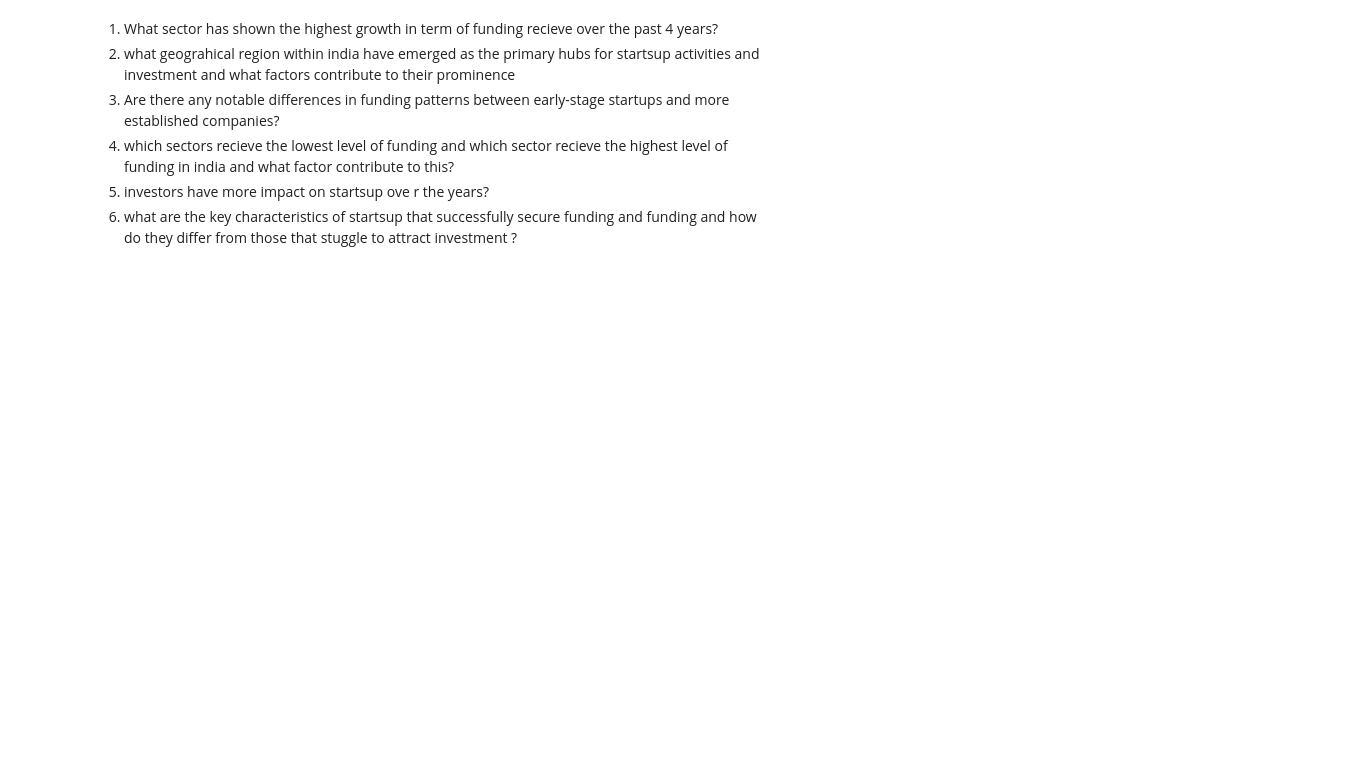
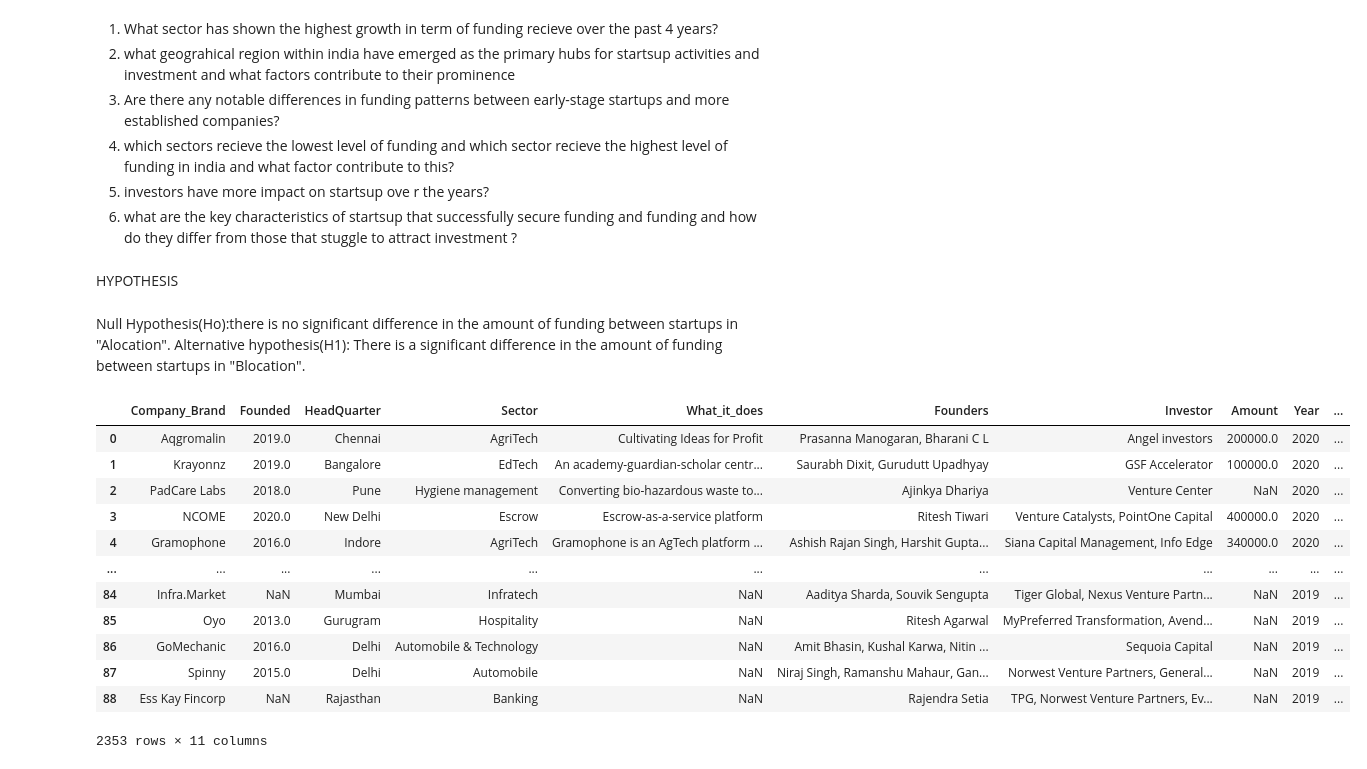
Before and after one commit to zeemanzak/Hypothesis-Testing-and-Eda-on-Indian-Startups-Ecosystem, a Jupyter notebook: notebooks/main.ipynb, the cells around one changed output. Drawn from its saved outputs; the diff is of its cells as text; code cells hidden in the pictures; blank space fills up the shorter version.

```diff
--- a/notebooks/main.ipynb
+++ b/notebooks/main.ipynb
@@ -181,3 +302,7 @@ Data columns (total 9 columns):
  8   Stage          43 non-null     object
 dtypes: float64(1), object(8)
 memory usage: 6.4+ KB
+# %%
+# convert to Dataframe
+df_2019=pd.DataFrame(data_2019)
+df_2019
@@ -183,0 +342,3 @@ memory usage: 6.4+ KB
+# %%
+# drop the stage column
+df_2019.drop(columns='Stage',axis=1,inplace=True)
@@ -183,0 +365,6 @@ memory usage: 6.4+ KB
+# %%
+# add the year column to 2019 dataframe
+df_2019['Year']=2019
+# %%
+df_2019.rename(columns={'Company/Brand':'Company_Brand'},inplace=True)
+df_2019
@@ -240,3 +489,27 @@ ANALYTICAL QUESTION
 4. which sectors recieve the lowest level of funding and which sector recieve the highest level of funding in india and what factor contribute to this?
 5.  investors have more impact on startsup ove r the years?
 6.  what are the key characteristics of startsup that successfully secure funding and funding and how do they differ from those that stuggle to attract investment ?
+# %% [markdown]
+HYPOTHESIS
+# %% [markdown]
+Null Hypothesis(Ho):there is no significant difference in the amount of funding between startups in  "Alocation".
+Alternative hypothesis(H1): There is a significant difference in the amount of funding between startups in "Blocation".
+# %%
+# merge and concertinate all dataframe together to get a single dataframe
+# concertinate 2021,2020,2019 dataframe togeteher
+df_2020_2021_2019=pd.concat([df_2020,df_2021,df_2019])
+df_2020_2021_2019
+# %% [output]
+|  | Company_Brand | Founded | HeadQuarter | Sector | What_it_does | Founders | Investor | Amount | Year | ... |
+| 0 | Aqgromalin | 2019.0 | Chennai | AgriTech | Cultivating Ideas for Profit | Prasanna Manogaran, Bharani C L | Angel investors | 200000.0 | 2020 | ... |
+| 1 | Krayonnz | 2019.0 | Bangalore | EdTech | An academy-guardian-scholar centr... | Saurabh Dixit, Gurudutt Upadhyay | GSF Accelerator | 100000.0 | 2020 | ... |
+| 2 | PadCare Labs | 2018.0 | Pune | Hygiene management | Converting bio-hazardous waste to... | Ajinkya Dhariya | Venture Center | NaN | 2020 | ... |
+| 3 | NCOME | 2020.0 | New Delhi | Escrow | Escrow-as-a-service platform | Ritesh Tiwari | Venture Catalysts, PointOne Capital | 400000.0 | 2020 | ... |
+| 4 | Gramophone | 2016.0 | Indore | AgriTech | Gramophone is an AgTech platform ... | Ashish Rajan Singh, Harshit Gupta... | Siana Capital Management, Info Edge | 340000.0 | 2020 | ... |
+| ... | ... | ... | ... | ... | ... | ... | ... | ... | ... | ... |
+| 84 | Infra.Market | NaN | Mumbai | Infratech | NaN | Aaditya Sharda, Souvik Sengupta | Tiger Global, Nexus Venture Partn... | NaN | 2019 | ... |
+| 85 | Oyo | 2013.0 | Gurugram | Hospitality | NaN | Ritesh Agarwal | MyPreferred Transformation, Avend... | NaN | 2019 | ... |
+| 86 | GoMechanic | 2016.0 | Delhi | Automobile & Technology | NaN | Amit Bhasin, Kushal Karwa, Nitin ... | Sequoia Capital | NaN | 2019 | ... |
+| 87 | Spinny | 2015.0 | Delhi | Automobile | NaN | Niraj Singh, Ramanshu Mahaur, Gan... | Norwest Venture Partners, General... | NaN | 2019 | ... |
+| 88 | Ess Kay Fincorp | NaN | Rajasthan | Banking | NaN | Rajendra Setia | TPG, Norwest Venture Partners, Ev... | NaN | 2019 | ... |
+2353 rows × 11 columns
```
Also changed, not shown: parts of 31 cells of this notebook.
